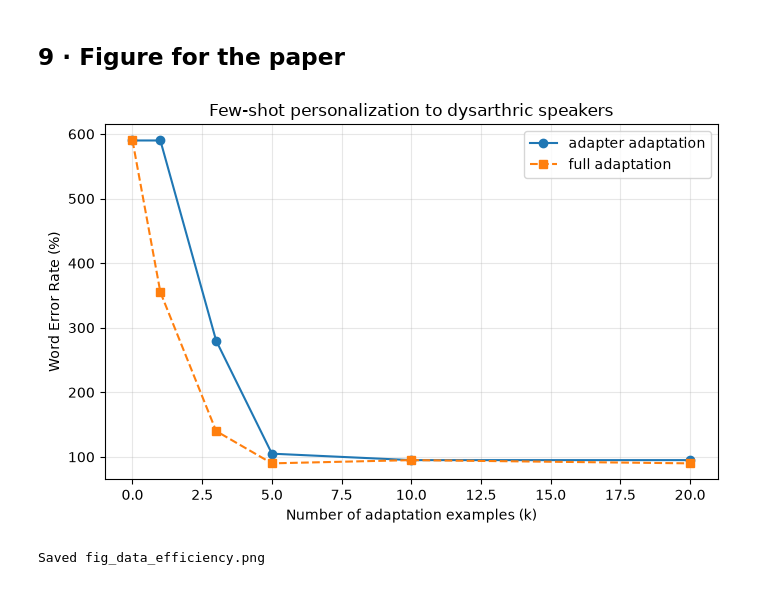
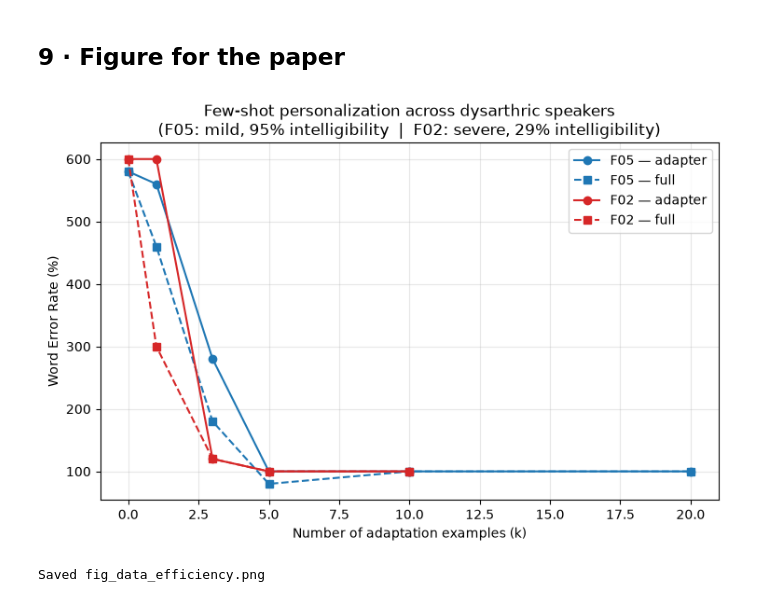
Before and after one commit to jhansi-jjs/vsr-dysarthric-project, a Jupyter notebook: VSR_Complete_Project_LOCAL.ipynb, the cells around one changed output. Drawn from its saved outputs; the diff is of its cells as text; code cells hidden in the pictures.

```diff
--- a/VSR_Complete_Project_LOCAL.ipynb
+++ b/VSR_Complete_Project_LOCAL.ipynb
@@ -574,0 +608,5 @@ First 10 utterance codes: ['F05_B1_D3', 'F05_B1_D9', 'F05_B1_D0', 'F05_B1_D6', '
+# %%
+ua = np.load(os.path.join(ROOT, 'ua_segmented.npy'), allow_pickle=True).item()
+print("Speakers in saved file:", list(ua.keys()))
+for spk, clips in ua.items():
+    print(spk, "->", len(clips), "clips")
@@ -574,0 +617,12 @@ First 10 utterance codes: ['F05_B1_D3', 'F05_B1_D9', 'F05_B1_D0', 'F05_B1_D6', '
+# %%
+DIGIT_WORDS = ['zero','one','two','three','four','five','six','seven','eight','nine']
+def utt_to_label(utt):
+    code = utt.split('_')[-1].upper()
+    if code.startswith('D') and code[1:].isdigit():
+        word = DIGIT_WORDS[int(code[1:])]
+        if word in vocab: return [vocab.index(word)]
+    return None
+
+for spk, clips in ua.items():
+    n_digits = sum(1 for utt, clip in clips if utt_to_label(utt) is not None)
+    print(spk, "-> total clips:", len(clips), "| digit clips:", n_digits)
@@ -648,27 +715,33 @@ Saved results.json
 # %%
 # ============================================================
 # 9.  FIGURES  —  data-efficiency curve for the paper
 # ============================================================
-import json, numpy as np, matplotlib.pyplot as plt
+import json, os, matplotlib.pyplot as plt
 
-res  = json.load(open(os.path.join(ROOT, 'results.json')))
-KS   = [0,1,3,5,10,20]
+res = json.load(open(os.path.join(ROOT, 'results.json')))
 
-plt.figure(figsize=(7,4.5))
-for mode, style in [('adapter','-o'), ('full','--s')]:
-    curves = [[p['wer'] for p in res[s][mode]] for s in res if mode in res[s]]
-    if not curves: continue
-    mean = np.mean(curves, axis=0); std = np.std(curves, axis=0)
-    plt.plot(KS, mean, style, label=f'{mode} adaptation')
-    plt.fill_between(KS, mean-std, mean+std, alpha=0.15)
+colors = {'F05': 'tab:blue', 'F02': 'tab:red'}   # extend if you add more speakers
+styles = {'adapter': '-o', 'full': '--s'}
+
+plt.figure(figsize=(7.5, 5))
+for spk in res:
+    for mode in ['adapter', 'full']:
+        if mode not in res[spk]: continue
+        pts = res[spk][mode]                       # each point already has its own 'k'
+        ks  = [p['k'] for p in pts]
+        wer = [p['wer'] for p in pts]
+        c   = colors.get(spk, None)
+        plt.plot(ks, wer, styles[mode], color=c, label=f'{spk} — {mode}')
 
 plt.xlabel('Number of adaptation examples (k)')
 plt.ylabel('Word Error Rate (%)')
-plt.title('Few-shot personalization to dysarthric speakers')
-plt.grid(alpha=.3); plt.legend(); plt.tight_layout()
+plt.title('Few-shot personalization across dysarthric speakers\n(F05: mild, 95% intelligibility  |  F02: severe, 29% intelligibility)')
+plt.grid(alpha=.3)
+plt.legend()
+plt.tight_layout()
 plt.savefig(os.path.join(ROOT, 'fig_data_efficiency.png'), dpi=200)
 plt.show()
 print("Saved fig_data_efficiency.png")
 # %% [output]
-[figure, old version]
+[figure, new version]
 Saved fig_data_efficiency.png
```
Also changed, not shown: parts of 8 cells of this notebook, 3 other files.
